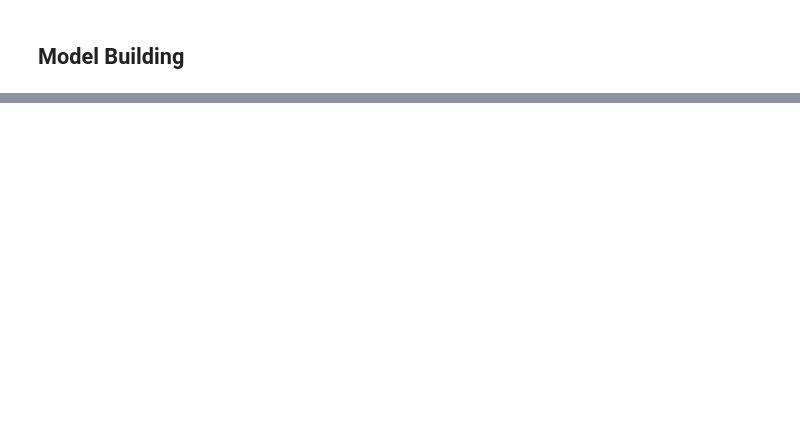
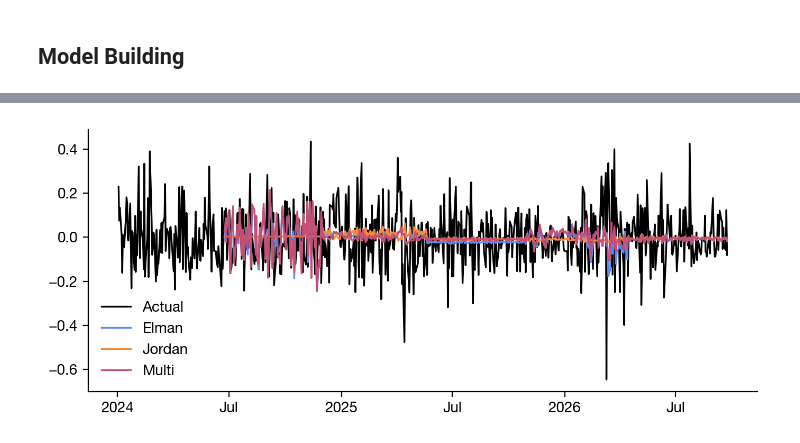
Before and after one commit to darrendube/ML441_assignment3, a Jupyter notebook: analysis.ipynb, the cells around one changed output, grey strips where cells are left out. Saved outputs shown, nothing was run; the diff lists cells and outputs as text; code cells hidden in the pictures; blank space fills up the shorter version.

```diff
--- a/analysis.ipynb
+++ b/analysis.ipynb
@@ -124,0 +126,18 @@ tune(usdzar_df['Value'].to_numpy(), ElmanRNN, grid, n_splits=3)
+# %%
+# tune every model-dataset pair on val folds
+best_params, tuning_tables = {}, {}
+
+for df_name, series in datasets.items():
+    for m_name, Model in models.items():
+        print(f"Tuning {m_name} on {df_name}...")
+        table = tune(series, Model, grid, n_splits=N_SPLITS) if df_name!='govt_exp' else tune(series, Model, govt_grid, n_splits=N_SPLITS)
+        tuning_tables[(df_name, m_name)] = table
+        best = table.iloc[0]
+        best_params[(df_name, m_name)] = {
+            "p": int(best["p"]), "n_hidden": int(best["n_hidden"]),
+            "lr": float(best["lr"]), "wd": float(best["wd"]),
+        }
+
+best_params_df = pd.DataFrame(best_params).T.rename_axis(["dataset", "model"])
+best_params_df.to_csv("best_params.csv")
+print(best_params_df)
@@ -147,0 +199,20 @@ plt.show()
+# %%
+def plot_step_ahead_forecasts(d_name):
+    df = datasets[d_name]
+    dates = pd.to_datetime(df["Date"])
+    fig, ax = plt.subplots(figsize=(7, 3))
+    ax.plot(dates, df["Value"], color="black", linewidth=1.2, label="Actual")
+    for m_name in models:
+        ax.plot(dates, forecasts[(d_name, m_name)], linewidth=1.2, label=m_name)
+    locator = mdates.AutoDateLocator(maxticks=6)
+    ax.xaxis.set_major_locator(locator)
+    ax.xaxis.set_major_formatter(mdates.ConciseDateFormatter(locator))
+    for side in ["top", "right"]:
+        ax.spines[side].set_visible(False)
+    ax.legend(frameon=False)
+    fig.tight_layout()
+    plt.show()
+
+plot_step_ahead_forecasts('usdzar')
+# %% [output]
+[figure, added]
```
Also changed, not shown: parts of 11 cells of this notebook, 2 other files.
